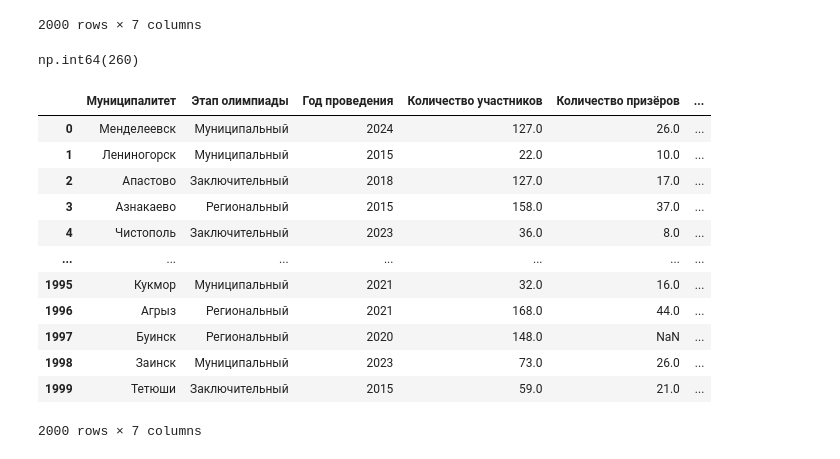
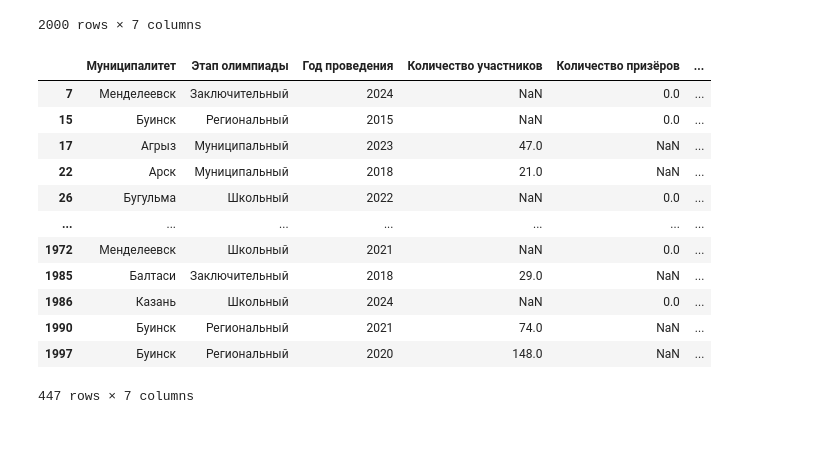
Before and after one commit to 4kture/DataScience, a Jupyter notebook: Project 2/notebooks/module_A.ipynb, the cells around one changed output. Cells and saved outputs as stored; diff of their text form; code cells hidden in the pictures.

```diff
--- a/Project 2/notebooks/module_A.ipynb
+++ b/Project 2/notebooks/module_A.ipynb
@@ -109,22 +109,20 @@ df
 | 1999 | Тетюши | Заключительный | 2015 | 59.0 | 21.0 | ... |
 2000 rows × 7 columns
 # %%
+per1 = df[df[['Количество участников', 'Количество призёров', 'Процент призёров']].isnull().sum(axis=1) >= 2]
+per1
 # %% [output]
+|  | Муниципалитет | Этап олимпиады | Год проведения | Количество участников | Количество призёров | ... |
+| 7 | Менделеевск | Заключительный | 2024 | NaN | 0.0 | ... |
+| 15 | Буинск | Региональный | 2015 | NaN | 0.0 | ... |
+| 17 | Агрыз | Муниципальный | 2023 | 47.0 | NaN | ... |
+| 22 | Арск | Муниципальный | 2018 | 21.0 | NaN | ... |
+| 26 | Бугульма | Школьный | 2022 | NaN | 0.0 | ... |
+| ... | ... | ... | ... | ... | ... | ... |
+| 1972 | Менделеевск | Школьный | 2021 | NaN | 0.0 | ... |
+| 1985 | Балтаси | Заключительный | 2018 | 29.0 | NaN | ... |
+| 1986 | Казань | Школьный | 2024 | NaN | 0.0 | ... |
+| 1990 | Буинск | Региональный | 2021 | 74.0 | NaN | ... |
+| 1997 | Буинск | Региональный | 2020 | 148.0 | NaN | ... |
-np.int64(260)
+447 rows × 7 columns
-# %%
-df
-# %% [output]
-|  | Муниципалитет | Этап олимпиады | Год проведения | Количество участников | Количество призёров | ... |
-| 0 | Менделеевск | Муниципальный | 2024 | 127.0 | 26.0 | ... |
-| 1 | Лениногорск | Муниципальный | 2015 | 22.0 | 10.0 | ... |
-| 2 | Апастово | Заключительный | 2018 | 127.0 | 17.0 | ... |
-| 3 | Азнакаево | Региональный | 2015 | 158.0 | 37.0 | ... |
-| 4 | Чистополь | Заключительный | 2023 | 36.0 | 8.0 | ... |
-| ... | ... | ... | ... | ... | ... | ... |
-| 1995 | Кукмор | Муниципальный | 2021 | 32.0 | 16.0 | ... |
-| 1996 | Агрыз | Региональный | 2021 | 168.0 | 44.0 | ... |
-| 1997 | Буинск | Региональный | 2020 | 148.0 | NaN | ... |
-| 1998 | Заинск | Муниципальный | 2023 | 73.0 | 26.0 | ... |
-| 1999 | Тетюши | Заключительный | 2015 | 59.0 | 21.0 | ... |
-2000 rows × 7 columns
 # %%
```
Also changed, not shown: parts of 5 cells of this notebook.
